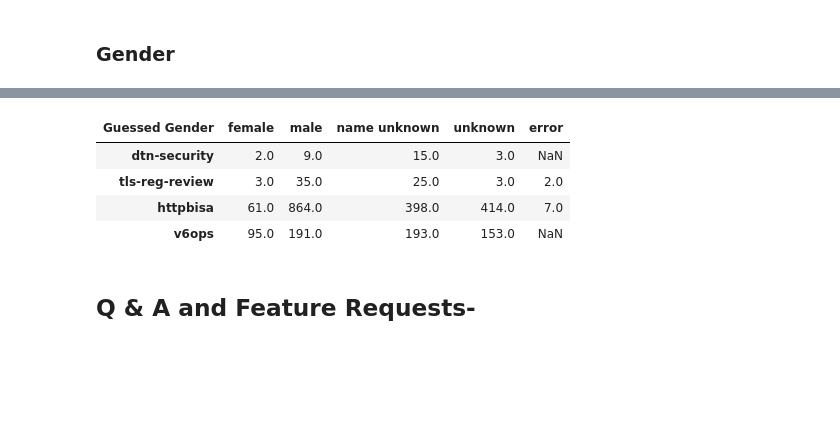
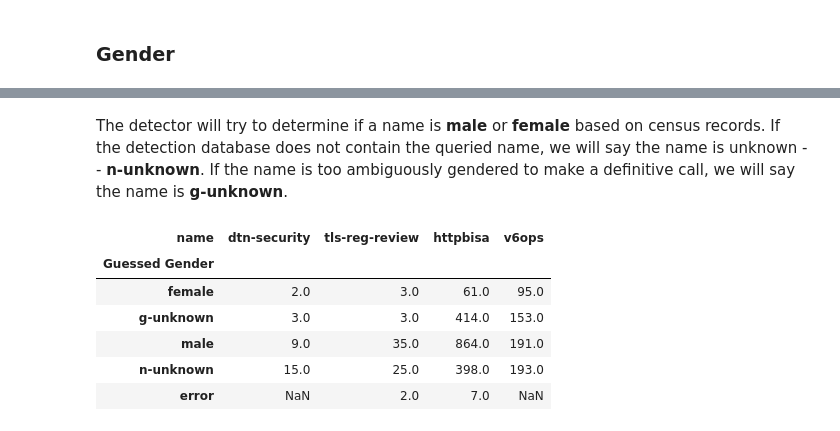
Before and after one commit to datactive/bigbang, a Jupyter notebook: examples/CLBE Tutorial Materials.ipynb, the cells around one changed output, grey strips where cells are left out. Drawn from its saved outputs; the diff is of its cells as text; code cells hidden in the pictures; blank space fills up the shorter version.

```diff
--- a/examples/CLBE Tutorial Materials.ipynb
+++ b/examples/CLBE Tutorial Materials.ipynb
@@ -289,5 +446,7 @@ org_data.head()
 # %%
 from gender_detector import gender_detector as gd
+# %% [markdown]
+The detector will try to determine if a name is **male** or **female** based on census records. If the detection database does not contain the queried name, we will say the name is unknown -- **n-unknown**. If the name is too ambiguously gendered to make a definitive call, we will say the name is **g-unknown**.
 # %%
 detector = gd.GenderDetector('us')
 
@@ -295,13 +454,10 @@ gender_ambiguous_names = {}
 
 def guess_gender(name):
     if not name:
-        return 'name unknown'
+        return 'n-unknown'
     try:
         if detector.guess(name) == 'unknown':
-            if name in gender_ambiguous_names:
-                gender_ambiguous_names[name] += 1
-            else:
-                gender_ambiguous_names[name] = 1
+            return 'g-unknown'
 
         return detector.guess(name)
     except:
@@ -316,18 +472,18 @@ for i, arx in enumerate(arxs):
     activityFrame['First Name'] = activityFrame['Name'].map(lambda x: parse.guess_first_name(x))
     activityFrame['Guessed Gender'] = activityFrame['First Name'].map(guess_gender)
 
-    activityFrame.to_csv(('senders_guessed_gender-%s.csv' % mls[i]),encoding='utf-8')
-
     counts = activityFrame.groupby('Guessed Gender')['Message Count'].count()
-    counts.name=mls[i]
+    counts['name'] =mls[i]
     series.append(counts)
 
-pd.DataFrame(series)
+gender_data = pd.DataFrame.from_records(series, index = 'name').transpose()
-# %% [output]
-| Guessed Gender | female | male | name unknown | unknown | error |
-| dtn-security | 2.0 | 9.0 | 15.0 | 3.0 | NaN |
-| tls-reg-review | 3.0 | 35.0 | 25.0 | 3.0 | 2.0 |
-| httpbisa | 61.0 | 864.0 | 398.0 | 414.0 | 7.0 |
-| v6ops | 95.0 | 191.0 | 193.0 | 153.0 | NaN |
-# %% [markdown]
-## Q & A  and Feature Requests-
+# %%
+gender_data
+# %% [output]
+| name | dtn-security | tls-reg-review | httpbisa | v6ops |
+| Guessed Gender |  |  |  |  |
+| female | 2.0 | 3.0 | 61.0 | 95.0 |
+| g-unknown | 3.0 | 3.0 | 414.0 | 153.0 |
+| male | 9.0 | 35.0 | 864.0 | 191.0 |
+| n-unknown | 15.0 | 25.0 | 398.0 | 193.0 |
+| error | NaN | 2.0 | 7.0 | NaN |
```
Also changed, not shown: parts of 33 cells of this notebook.
